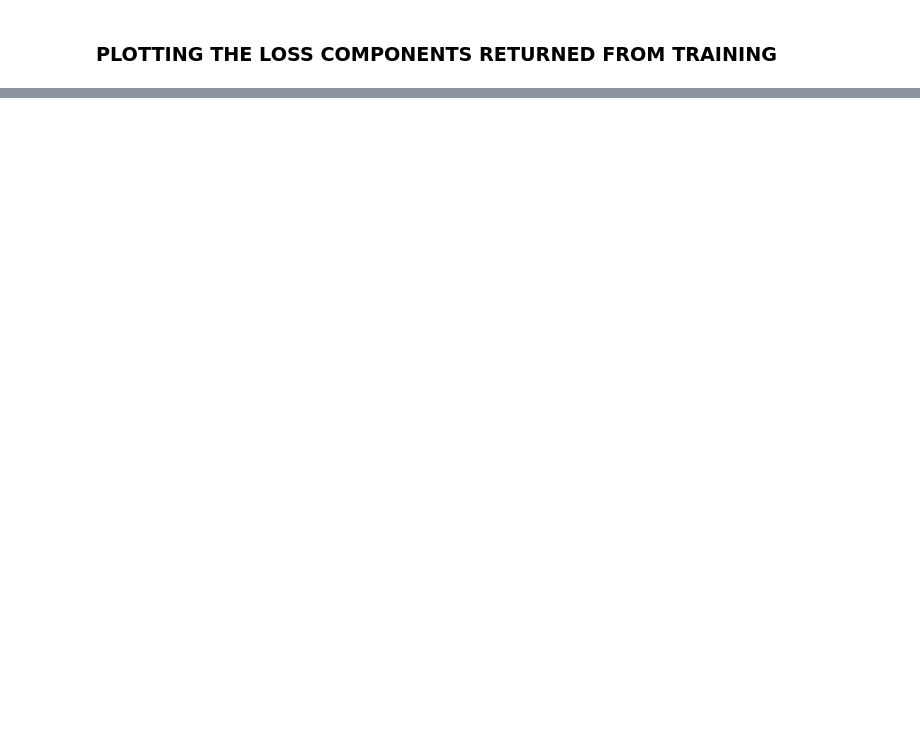
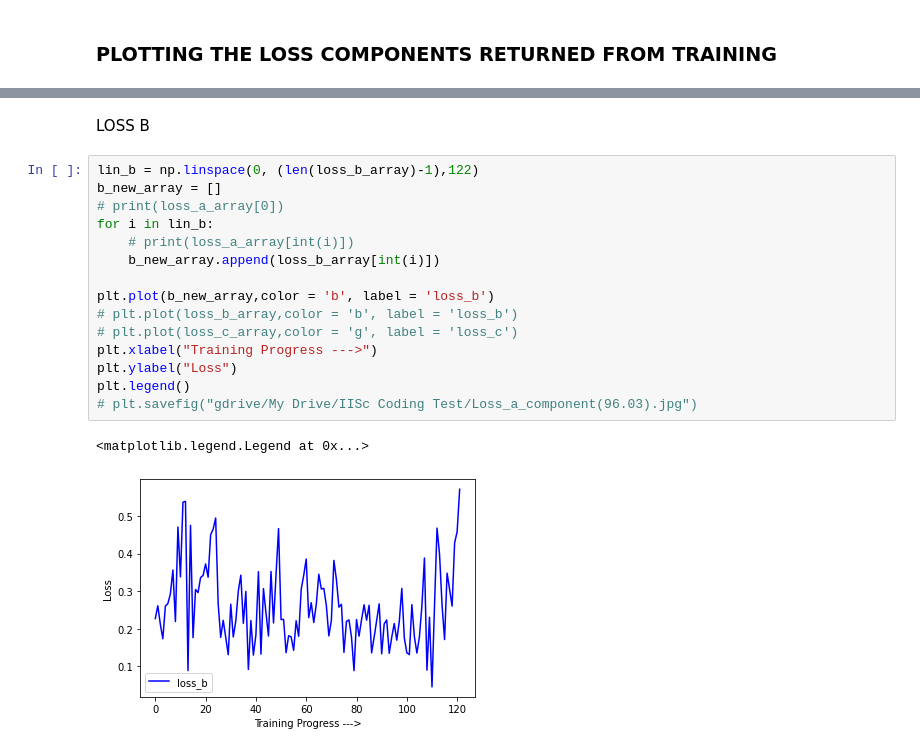
Before and after one commit to pyrated03/IISc-Coding-Test, a Jupyter notebook: PACS_Domain_Generalization(IISc_Coding_Test)_Adarsh_Subramanian.ipynb, the cells around one changed output, grey strips where cells are left out. Cells and saved outputs as stored; diff of their text form; blank space fills up the shorter version.

```diff
--- a/PACS_Domain_Generalization(IISc_Coding_Test)_Adarsh_Subramanian.ipynb
+++ b/PACS_Domain_Generalization(IISc_Coding_Test)_Adarsh_Subramanian.ipynb
@@ -397,0 +728,20 @@ plt.legend()
+# %% [markdown]
+LOSS B
+# %%
+lin_b = np.linspace(0, (len(loss_b_array)-1),122)
+b_new_array = []
+# print(loss_a_array[0])
+for i in lin_b:
+    # print(loss_a_array[int(i)])
+    b_new_array.append(loss_b_array[int(i)])
+
+plt.plot(b_new_array,color = 'b', label = 'loss_b')
+# plt.plot(loss_b_array,color = 'b', label = 'loss_b')
+# plt.plot(loss_c_array,color = 'g', label = 'loss_c')
+plt.xlabel("Training Progress --->")
+plt.ylabel("Loss")
+plt.legend()
+# plt.savefig("gdrive/My Drive/IISc Coding Test/Loss_a_component(96.03).jpg")
+# %% [output]
+<matplotlib.legend.Legend at 0x...>
+[figure, added]
```
Also changed, not shown: parts of 26 cells of this notebook.
